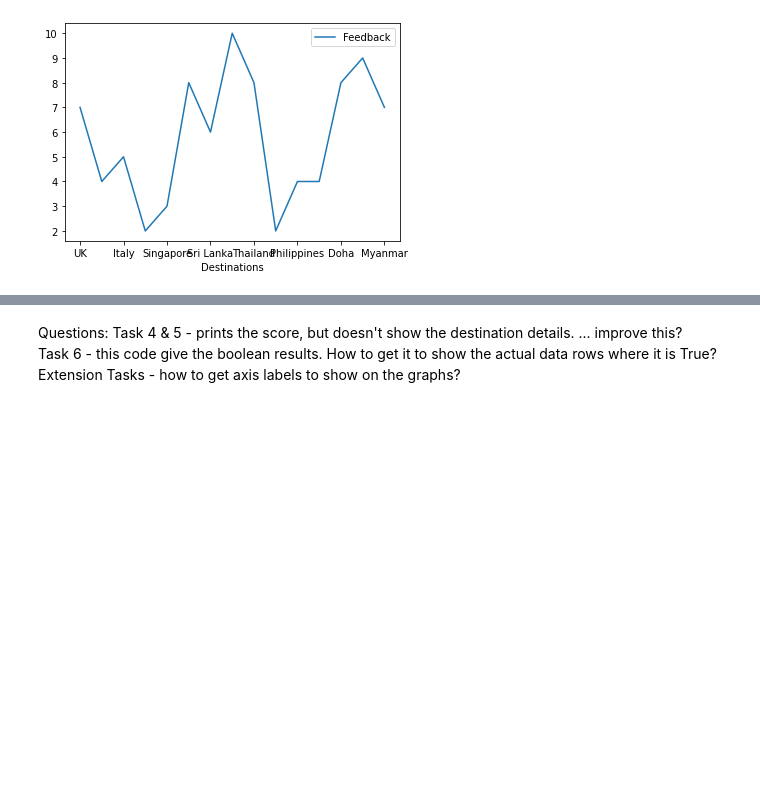
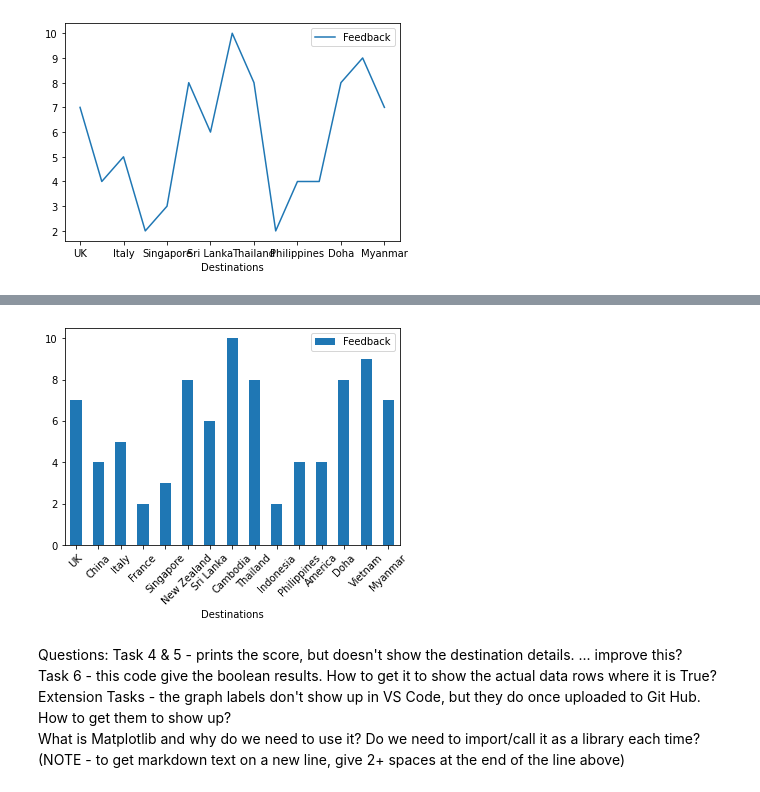
Before and after one commit to SilverAntler/TTA-Home-Learning, a Jupyter notebook: Week 3&4 Pandas/Pandas_1.ipynb, the cells around one changed output, grey strips where cells are left out. Cells and saved outputs as stored; diff of their text form; code cells hidden in the pictures; blank space fills up the shorter version.

```diff
--- a/Week 3&4 Pandas/Pandas_1.ipynb
+++ b/Week 3&4 Pandas/Pandas_1.ipynb
@@ -156,5 +161,12 @@ ax = destinations.plot.bar(x='Destinations', y='Feedback', rot=0)
+# %%
+ax = destinations.plot.bar(x='Destinations', y='Feedback', rot=45)
+#45' rotation
+# %% [output]
+[figure, added]
 # %% [markdown]
 Questions:
 Task 4 & 5 - prints the score, but doesn't show the destination details. ... improve this?
 Task 6 - this code give the boolean results. How to get it to show the actual data rows where it is True?
-Extension Tasks - how to get axis labels to show on the graphs?
+Extension Tasks - the graph labels don't show up in VS Code, but they do once uploaded to Git Hub. How to get them to show up?
+What is Matplotlib and why do we need to use it? Do we need to import/call it as a library each time?
+(NOTE - to get markdown text on a new line, give 2+ spaces at the end of the line above)
```
Also changed, not shown: parts of 2 cells of this notebook.
